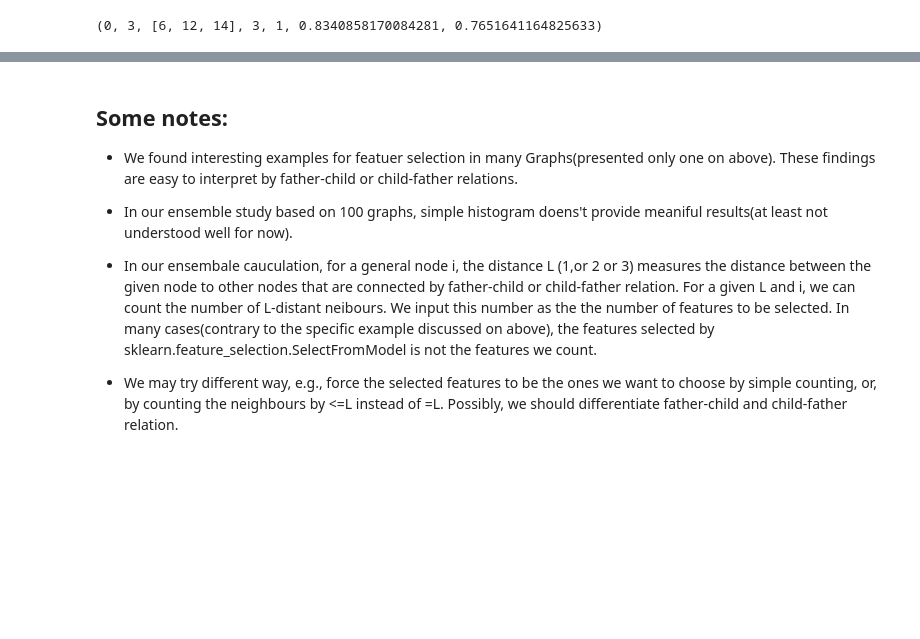
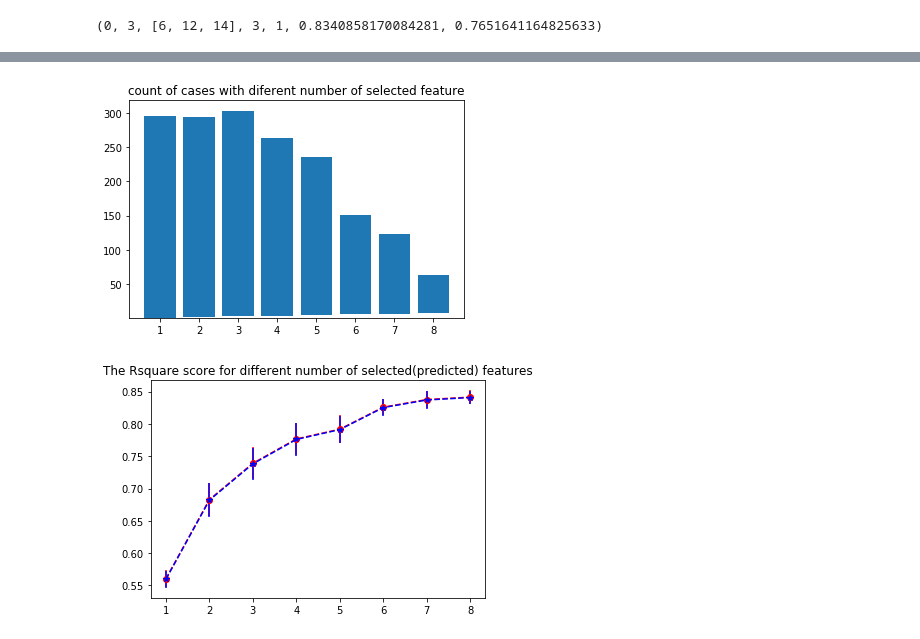
Before and after one commit to yongjinjiang/DirectedAcyclicGraph, a Jupyter notebook: main.ipynb, the cells around one changed output, grey strips where cells are left out. Saved outputs shown, nothing was run; the diff lists cells and outputs as text; code cells hidden in the pictures; blank space fills up the shorter version.

```diff
--- a/main.ipynb
+++ b/main.ipynb
@@ -49,10 +49,10 @@ def DataMake(c):
     print(n,' node',m,' edges')
     f.close()
 # %%
-# # prepare data file for the DAG
-# c=1
-# DataMake(c)
-# print('Done')
+# prepare data file for the DAG
+c=1
+DataMake(c)
+print('Done')
 # %% [output]
 20  node 20  edges
 Done
@@ -88,7 +88,7 @@ def vis_mat(c,n,m):
     return mat
 
 def only_mat(c,n,m):
-    file1 = open('data_{}_{}'.format(n,m)+"__"+str(c)+'.txt',"r")
+    file1 = open('./data/data_{}_{}'.format(n,m)+"__"+str(c)+'.txt',"r")
     n,m=[int(x) for x in file1.readline().split()]
     mat=np.zeros([n]*2)
 
@@ -616,7 +566,39 @@ s=axs[2,1].hist(ss1_3, bins=n_bins)
-# %% [markdown]
-## Some notes:
-- We found interesting examples for featuer selection in many Graphs(presented only one on above). These findings are easy to interpret by father-child or child-father relations.
-- In our ensemble study based on 100 graphs, simple histogram doens't provide meaniful results(at least not understood well for now).
-- In our ensembale cauculation, for a general node i,  the distance L (1,or 2 or 3) measures the distance between the given  node to other nodes that are connected by father-child or child-father relation. For a given L and i, we can count the number of L-distant neibours. We input this number as the the number of features to be selected. In many cases(contrary to the specific example discussed on above),  the features selected by sklearn.feature_selection.SelectFromModel is not the features we count.
-
-- We may try different way, e.g., force the selected features to be the ones we want to choose by simple counting, or, by counting the neighbours by <=L instead of =L. Possibly, we should differentiate father-child and child-father relation.
+# %%
+ss1_1=np.array([res[4] for res in result if res[3]==1])
+ss1_2=np.array([res[4] for res in result if res[3]==2])
+ss1_3=np.array([res[4] for res in result if res[3]==3])
+ss1_4=np.array([res[4] for res in result if res[3]==4])
+ss1_5=np.array([res[4] for res in result if res[3]==5])
+ss1_6=np.array([res[4] for res in result if res[3]==6])
+ss1_7=np.array([res[4] for res in result if res[3]==7])
+ss1_8=np.array([res[4] for res in result if res[3]==8])
+ss1_L=np.array([len(ss1_1),len(ss1_2),len(ss1_3),len(ss1_4),len(ss1_5),len(ss1_6),len(ss1_7),len(ss1_8)])
+ss1_M=np.array([ss1_1.mean(),ss1_2.mean(),ss1_3.mean(),ss1_4.mean(),ss1_5.mean(),ss1_6.mean(),ss1_7.mean(),ss1_8.mean()])
+ss1_V=np.array([ss1_1.var(),ss1_2.var(),ss1_3.var(),ss1_4.var(),ss1_5.var(),ss1_6.var(),ss1_7.var(),ss1_8.var()])
+
+ss2_1=np.array([res[5] for res in result if res[3]==1])
+ss2_2=np.array([res[5] for res in result if res[3]==2])
+ss2_3=np.array([res[5] for res in result if res[3]==3])
+ss2_4=np.array([res[5] for res in result if res[3]==4])
+ss2_5=np.array([res[5] for res in result if res[3]==5])
+ss2_6=np.array([res[5] for res in result if res[3]==6])
+ss2_7=np.array([res[5] for res in result if res[3]==7])
+ss2_8=np.array([res[5] for res in result if res[3]==8])
+ss2_L=np.array([len(ss2_1),len(ss2_2),len(ss2_3),len(ss2_4),len(ss2_5),len(ss2_6),len(ss2_7),len(ss2_8)])
+ss2_M=np.array([ss2_1.mean(),ss2_2.mean(),ss2_3.mean(),ss2_4.mean(),ss2_5.mean(),ss2_6.mean(),ss2_7.mean(),ss2_8.mean()])
+ss2_V=np.array([ss2_1.var(),ss2_2.var(),ss2_3.var(),ss2_4.var(),ss2_5.var(),ss2_6.var(),ss2_7.var(),ss2_8.var()])
+# %%
+import matplotlib.pyplot as plt
+%matplotlib inline
+s=plt.bar(range(1,9), ss1_L, width=0.8, bottom=range(1,9), align='center', data=None)
+s=plt.title("count of cases with diferent number of selected feature")
+# plt.errorbar(range(1,9), ss1_M, ss1_V)
+# %% [output]
+[figure, added]
+# %%
+fig, ax = plt.subplots()
+s=ax.errorbar(range(1,9), ss1_M, ss1_V,marker="o",color='r',ls='dashed')
+s=ax.errorbar(range(1,9), ss2_M, ss2_V,marker="*",color='b',ls='dashed')
+s=ax.set_title("The Rsquare score for different number of selected(predicted) features");
+# %% [output]
+[figure, added]
```
Also changed, not shown: parts of 19 cells of this notebook, 2 other files.
